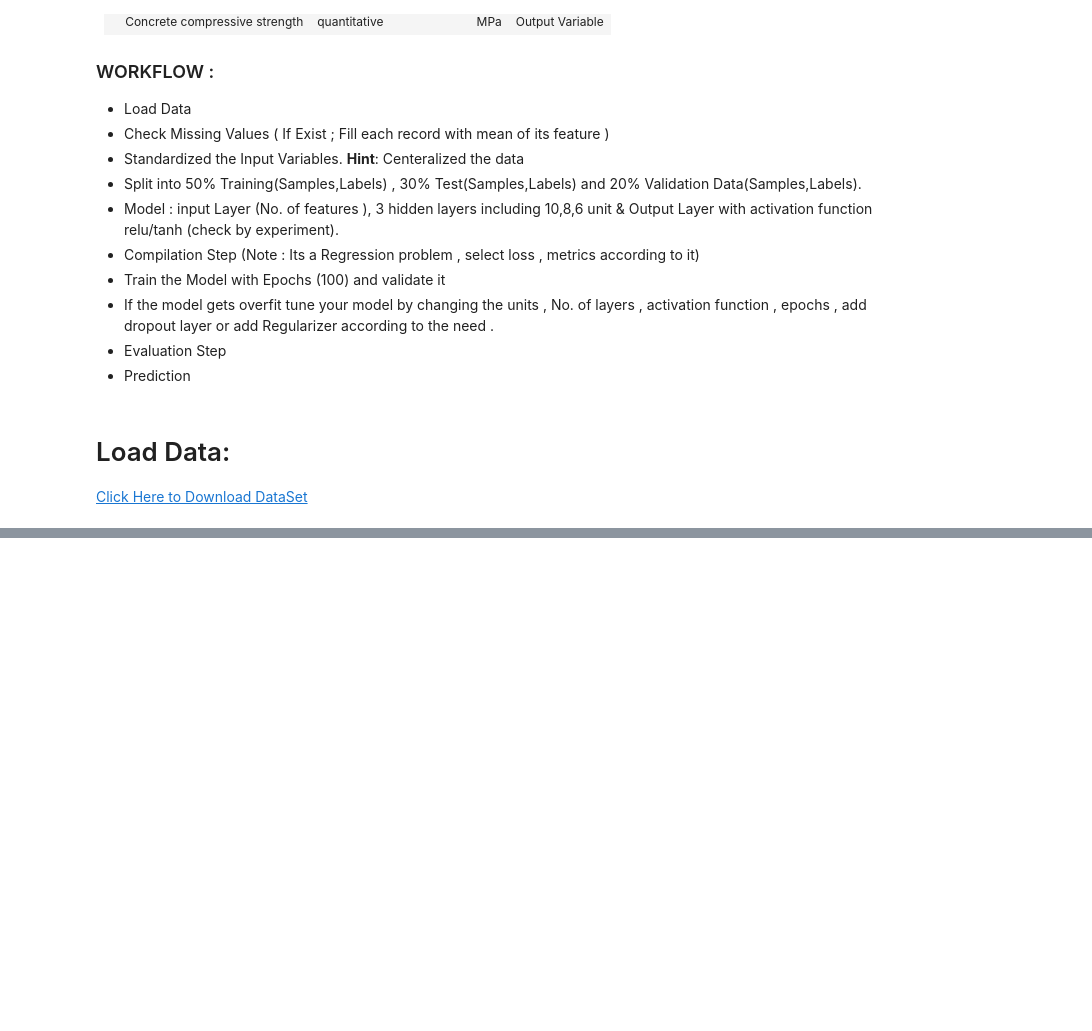
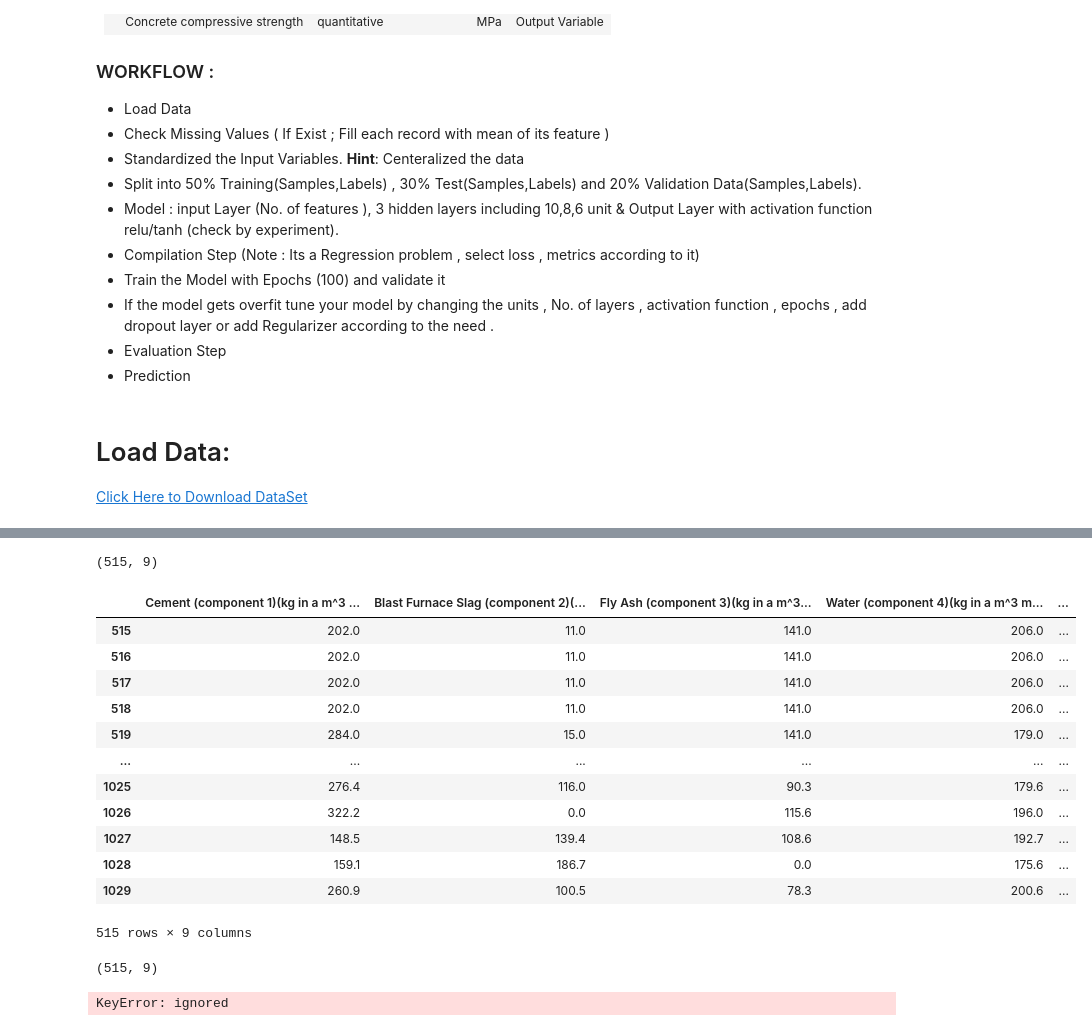
Before and after one commit to SyedHuzaifa007/PIAIC-Deep-Learning-Assignment, a Jupyter notebook: Concrete_Strength_Assignment.ipynb, the cells around one changed output, grey strips where cells are left out. Cells and saved outputs as stored; diff of their text form; code cells hidden in the pictures; blank space fills up the shorter version.

```diff
--- a/Concrete_Strength_Assignment.ipynb
+++ b/Concrete_Strength_Assignment.ipynb
@@ -74,0 +153,37 @@ Concrete compressive strength | quantitative | MPa | Output Variable
+# %%
+train_data.shape
+# %% [output]
+(515, 9)
+# %%
+test_data = df.iloc[515:,:]
+test_data
+# %% [output]
+|  | Cement (component 1)(kg in a m^3 ... | Blast Furnace Slag (component 2)(... | Fly Ash (component 3)(kg in a m^3... | Water (component 4)(kg in a m^3 m... | ... |
+| 515 | 202.0 | 11.0 | 141.0 | 206.0 | ... |
+| 516 | 202.0 | 11.0 | 141.0 | 206.0 | ... |
+| 517 | 202.0 | 11.0 | 141.0 | 206.0 | ... |
+| 518 | 202.0 | 11.0 | 141.0 | 206.0 | ... |
+| 519 | 284.0 | 15.0 | 141.0 | 179.0 | ... |
+| ... | ... | ... | ... | ... | ... |
+| 1025 | 276.4 | 116.0 | 90.3 | 179.6 | ... |
+| 1026 | 322.2 | 0.0 | 115.6 | 196.0 | ... |
+| 1027 | 148.5 | 139.4 | 108.6 | 192.7 | ... |
+| 1028 | 159.1 | 186.7 | 0.0 | 175.6 | ... |
+| 1029 | 260.9 | 100.5 | 78.3 | 200.6 | ... |
+515 rows × 9 columns
+# %%
+test_data.shape
+# %% [output]
+(515, 9)
+# %%
+# Separating Labels From Train And Test Data
+
+# Making Copies of Test and Train Data
+copy_of_train_data = train_data.copy()
+copy_of_test_data = test_data.copy()
+
+# Separating Labels From Train And Test Data
+train_labels = train_data.pop('Concrete compressive strength(MPa, megapascals)')
+test_labels = test_data.pop('Concrete compressive strength(MPa, megapascals)')
+# %% [output]
+KeyError: ignored
```
Also changed, not shown: parts of 8 cells of this notebook.
